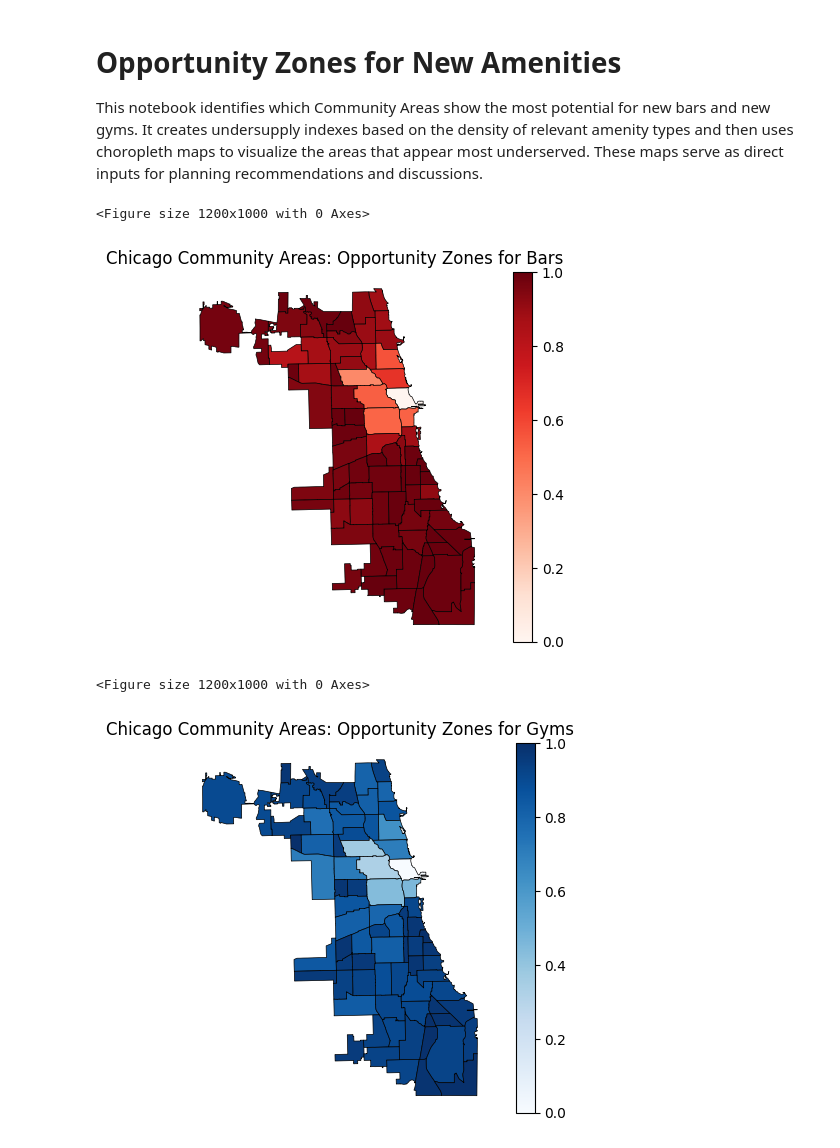
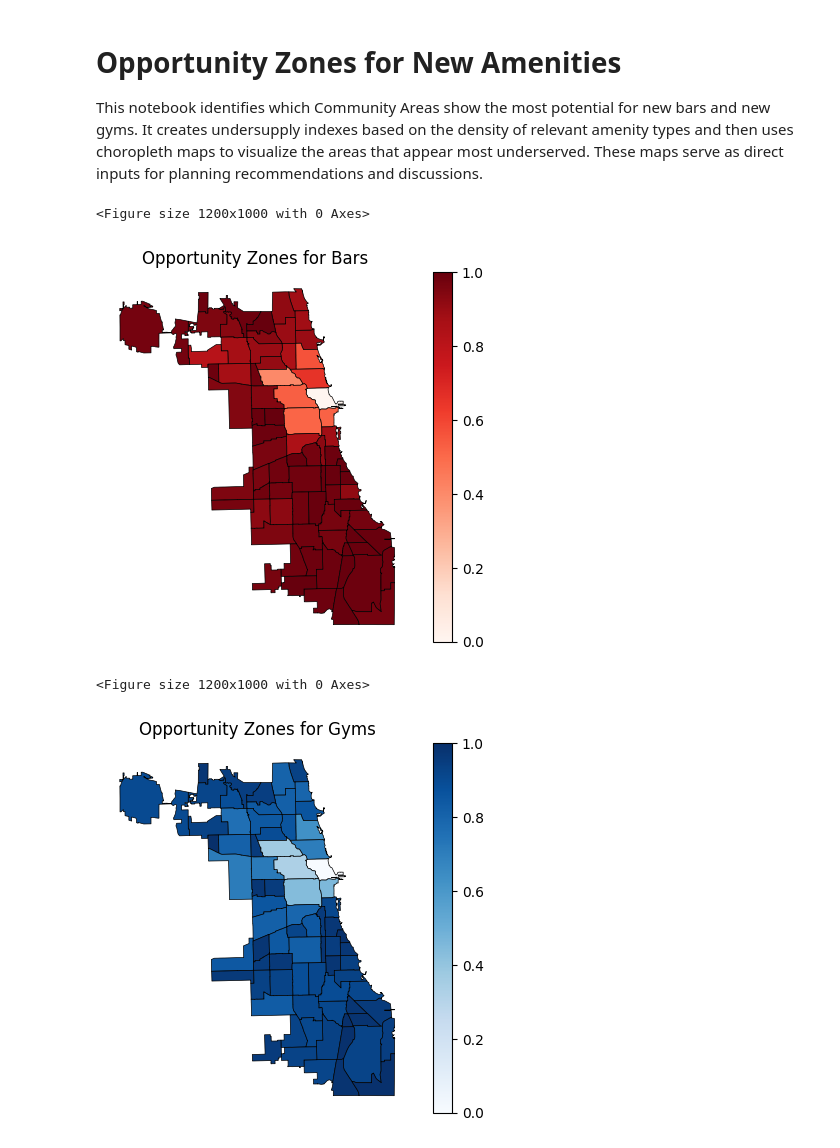
Before and after one commit to annamonso/ONSA_project, a Jupyter notebook: code/06_opportunity_maps.ipynb, the cells around one changed output. Saved outputs shown, nothing was run; the diff lists cells and outputs as text; code cells hidden in the pictures.

```diff
--- a/code/06_opportunity_maps.ipynb
+++ b/code/06_opportunity_maps.ipynb
@@ -44,22 +44,22 @@ gdf["gyms_undersupply"] = (gdf["gyms_undersupply"] - gdf["gyms_undersupply"].min
 # %%
 # -----------------------------------------------------------
 # 3. Map for bars undersupply
 # -----------------------------------------------------------
 
 plt.figure(figsize=(12, 10))
 gdf.plot(
     column="bars_undersupply",
     cmap="Reds",
     legend=True,
     edgecolor="black",
     linewidth=0.5
 )
-plt.title("Chicago Community Areas: Opportunity Zones for Bars ")
+plt.title("Opportunity Zones for Bars ")
 plt.axis("off")
 plt.show()
 # %% [output]
 <Figure size 1200x1000 with 0 Axes>
-[figure, old version]
+[figure, new version]
 # %%
 # -----------------------------------------------------------
 # 4. Map for gyms undersupply
@@ -73,9 +73,9 @@ gdf.plot(
     edgecolor="black",
     linewidth=0.5
 )
-plt.title("Chicago Community Areas: Opportunity Zones for Gyms")
+plt.title("Opportunity Zones for Gyms")
 plt.axis("off")
 plt.show()
 # %% [output]
 <Figure size 1200x1000 with 0 Axes>
-[figure, old version]
+[figure, new version]
```
Also changed, not shown: 18 other files.
